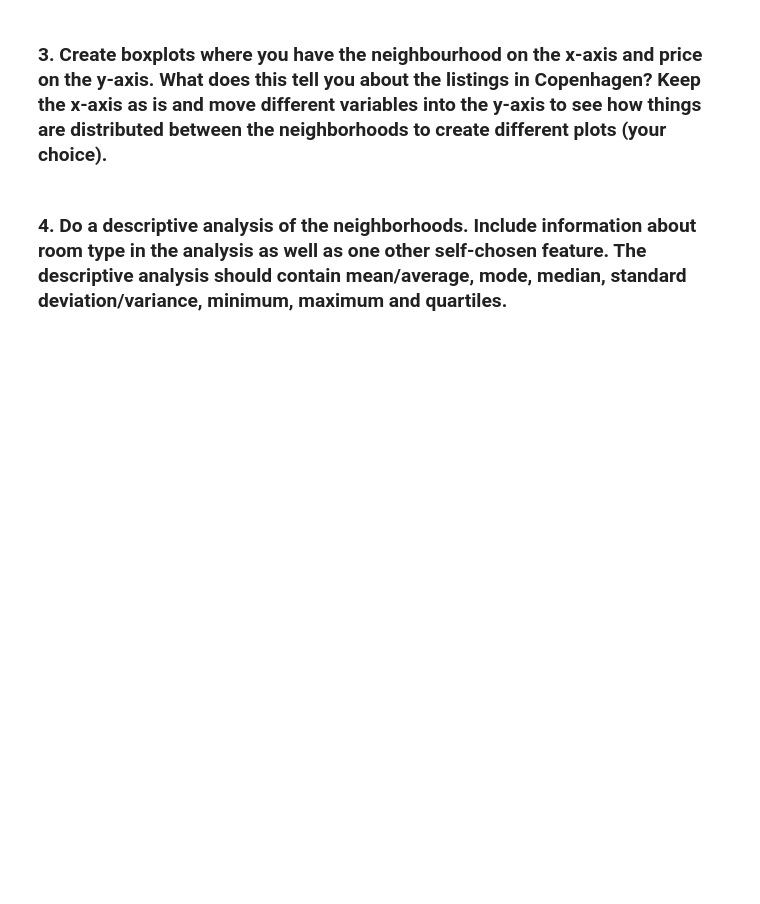
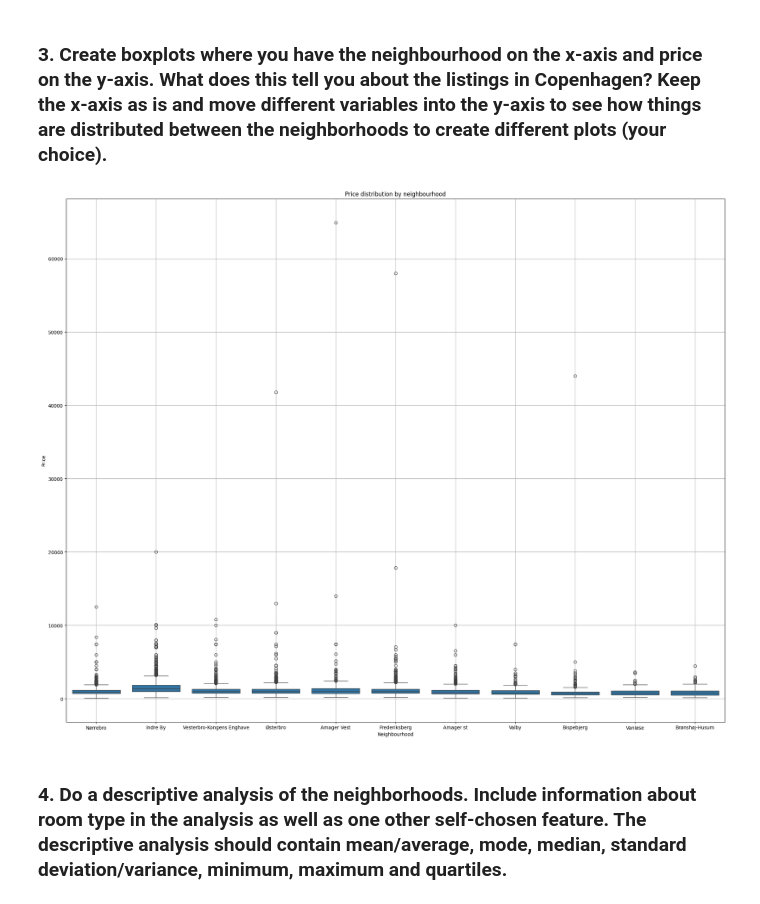
Before and after one commit to dragoselul/MAL1, a Jupyter notebook: Assignment 1/1. Getting started - Copenhagen Airbnb.ipynb, the cells around one changed output. Saved outputs shown, nothing was run; the diff lists cells and outputs as text; code cells hidden in the pictures; blank space fills up the shorter version.

```diff
--- a/Assignment 1/1. Getting started - Copenhagen Airbnb.ipynb
+++ b/Assignment 1/1. Getting started - Copenhagen Airbnb.ipynb
@@ -143,2 +157,12 @@ plt.show()
+# %%
+plt.figure(figsize=(25,20))
+sns.boxplot(x="neighbourhood_cleansed", y="price", data=data_filtered)
+plt.title("Price distribution by neighbourhood")
+plt.ylabel('Price')
+plt.xlabel('Neighbourhood')
+plt.grid(True)
+plt.show()
+# %% [output]
+[figure, added]
 # %% [markdown]
 ### 4. Do a descriptive analysis of the neighborhoods. Include information about room type in the analysis as well as one other self-chosen feature. The descriptive analysis should contain mean/average, mode, median, standard deviation/variance, minimum, maximum and quartiles.
```
Also changed, not shown: parts of 8 cells of this notebook.
